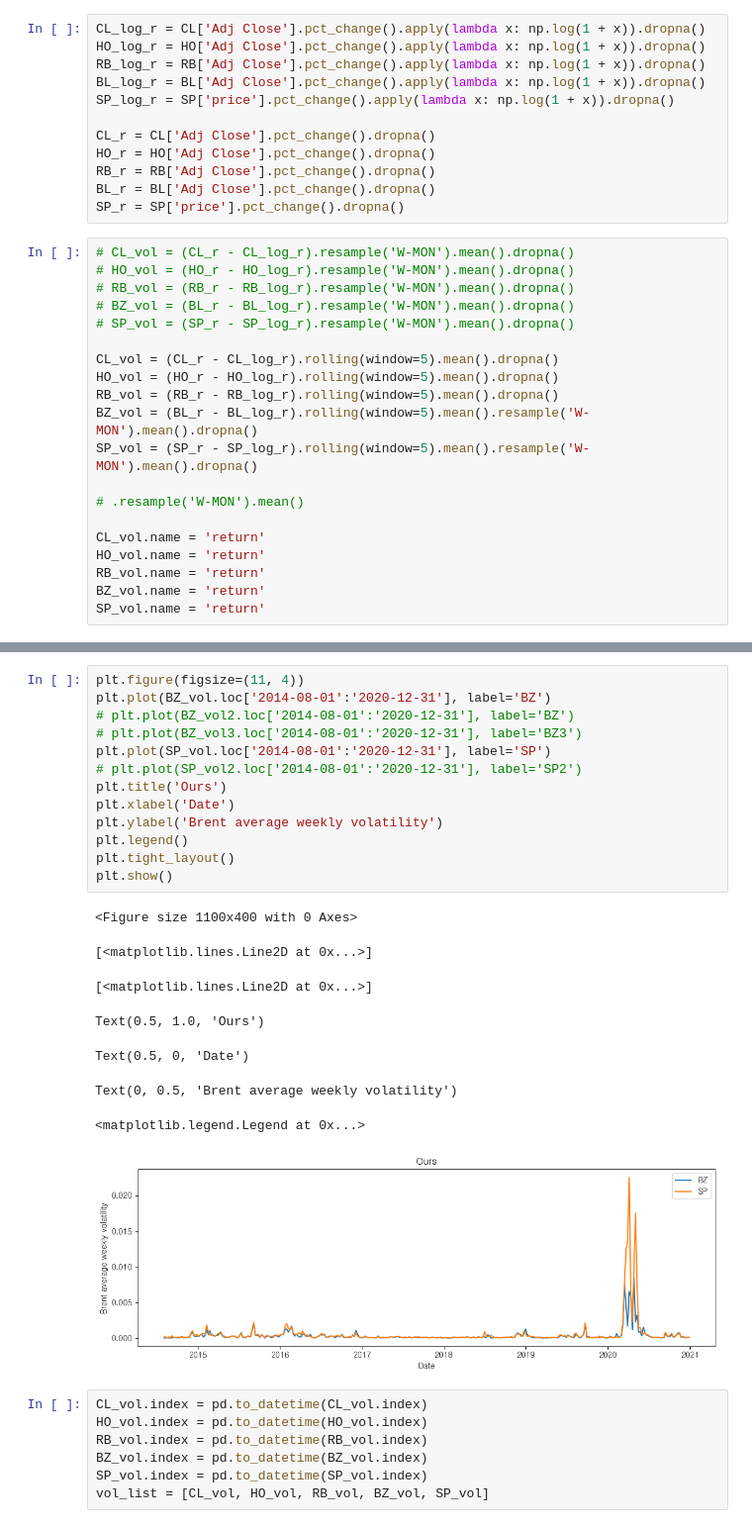
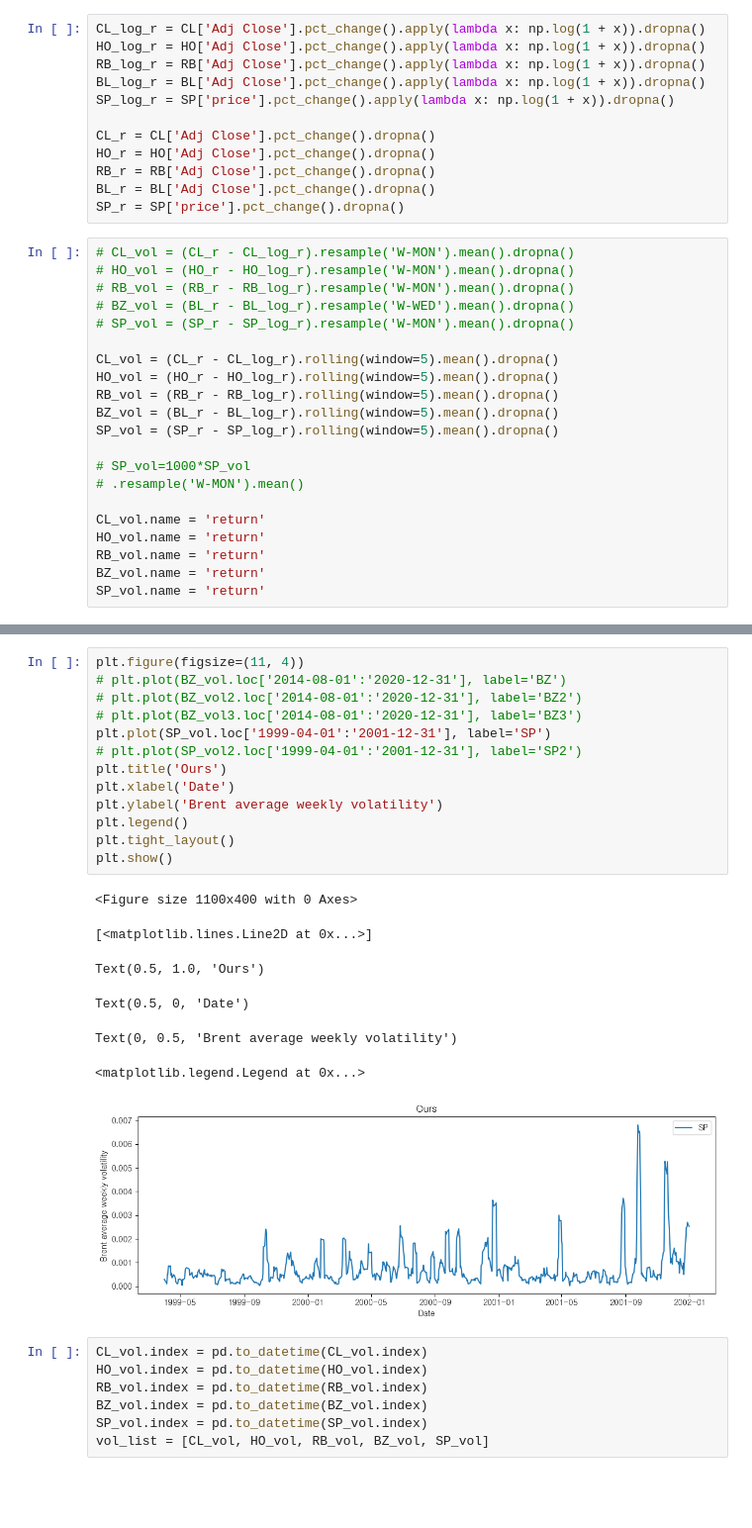
Before and after one commit to kimjuhwan1234/Volatility_Forecasting, a Jupyter notebook: preprocessing.ipynb, the cells around one changed output, grey strips where cells are left out. Shown at 99% size. Saved outputs shown, nothing was run; the diff lists cells and outputs as text; blank space fills up the shorter version.

```diff
--- a/preprocessing.ipynb
+++ b/preprocessing.ipynb
@@ -127,15 +128,16 @@ SP_r = SP['price'].pct_change().dropna()
 # CL_vol = (CL_r - CL_log_r).resample('W-MON').mean().dropna()
 # HO_vol = (HO_r - HO_log_r).resample('W-MON').mean().dropna()
 # RB_vol = (RB_r - RB_log_r).resample('W-MON').mean().dropna()
-# BZ_vol = (BL_r - BL_log_r).resample('W-MON').mean().dropna()
+# BZ_vol = (BL_r - BL_log_r).resample('W-WED').mean().dropna()
 # SP_vol = (SP_r - SP_log_r).resample('W-MON').mean().dropna()
 
 CL_vol = (CL_r - CL_log_r).rolling(window=5).mean().dropna()
 HO_vol = (HO_r - HO_log_r).rolling(window=5).mean().dropna()
 RB_vol = (RB_r - RB_log_r).rolling(window=5).mean().dropna()
-BZ_vol = (BL_r - BL_log_r).rolling(window=5).mean().resample('W-MON').mean().dropna()
-SP_vol = (SP_r - SP_log_r).rolling(window=5).mean().resample('W-MON').mean().dropna()
+BZ_vol = (BL_r - BL_log_r).rolling(window=5).mean().dropna()
+SP_vol = (SP_r - SP_log_r).rolling(window=5).mean().dropna()
 
+# SP_vol=1000*SP_vol
 # .resample('W-MON').mean()
 
 CL_vol.name = 'return'
@@ -158,25 +160,24 @@ BZ_vol2.loc['2014-08-01':'2020-12-31'].skew()
 # %%
 plt.figure(figsize=(11, 4))
-plt.plot(BZ_vol.loc['2014-08-01':'2020-12-31'], label='BZ')
-# plt.plot(BZ_vol2.loc['2014-08-01':'2020-12-31'], label='BZ')
+# plt.plot(BZ_vol.loc['2014-08-01':'2020-12-31'], label='BZ')
+# plt.plot(BZ_vol2.loc['2014-08-01':'2020-12-31'], label='BZ2')
 # plt.plot(BZ_vol3.loc['2014-08-01':'2020-12-31'], label='BZ3')
-plt.plot(SP_vol.loc['2014-08-01':'2020-12-31'], label='SP')
-# plt.plot(SP_vol2.loc['2014-08-01':'2020-12-31'], label='SP2')
+plt.plot(SP_vol.loc['1999-04-01':'2001-12-31'], label='SP')
+# plt.plot(SP_vol2.loc['1999-04-01':'2001-12-31'], label='SP2')
 plt.title('Ours')
 plt.xlabel('Date')
 plt.ylabel('Brent average weekly volatility')
 plt.legend()
 plt.tight_layout()
 plt.show()
 # %% [output]
 <Figure size 1100x400 with 0 Axes>
 [<matplotlib.lines.Line2D at 0x...>]
-[<matplotlib.lines.Line2D at 0x...>]
+Text(0.5, 1.0, 'Ours')
-Text(0.5, 1.0, 'Ours')
+Text(0.5, 0, 'Date')
-Text(0.5, 0, 'Date')
+Text(0, 0.5, 'Brent average weekly volatility')
-Text(0, 0.5, 'Brent average weekly volatility')
+<matplotlib.legend.Legend at 0x...>
-<matplotlib.legend.Legend at 0x...>
-[figure, old version]
+[figure, new version]
 # %%
 CL_vol.index = pd.to_datetime(CL_vol.index)
 HO_vol.index = pd.to_datetime(HO_vol.index)
```
Also changed, not shown: parts of 8 cells of this notebook, 32 other files.
